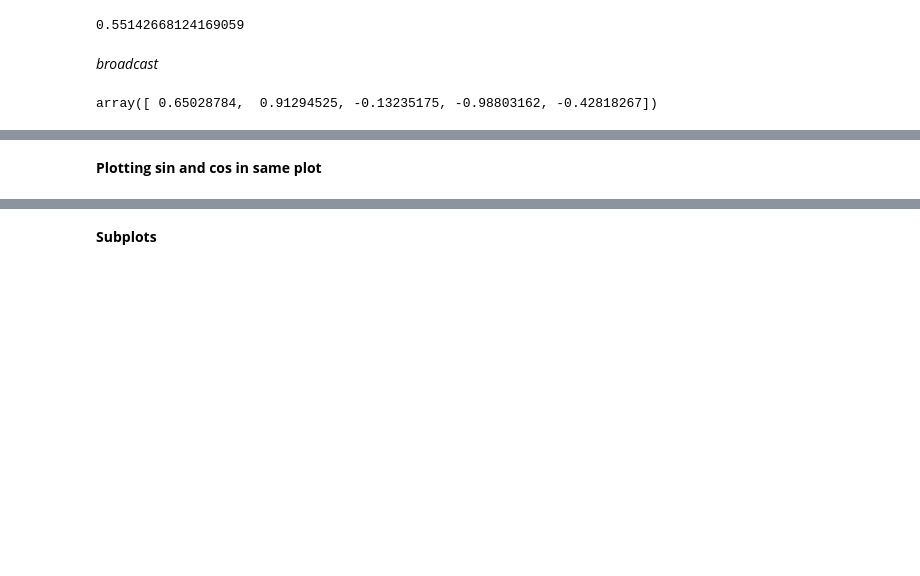
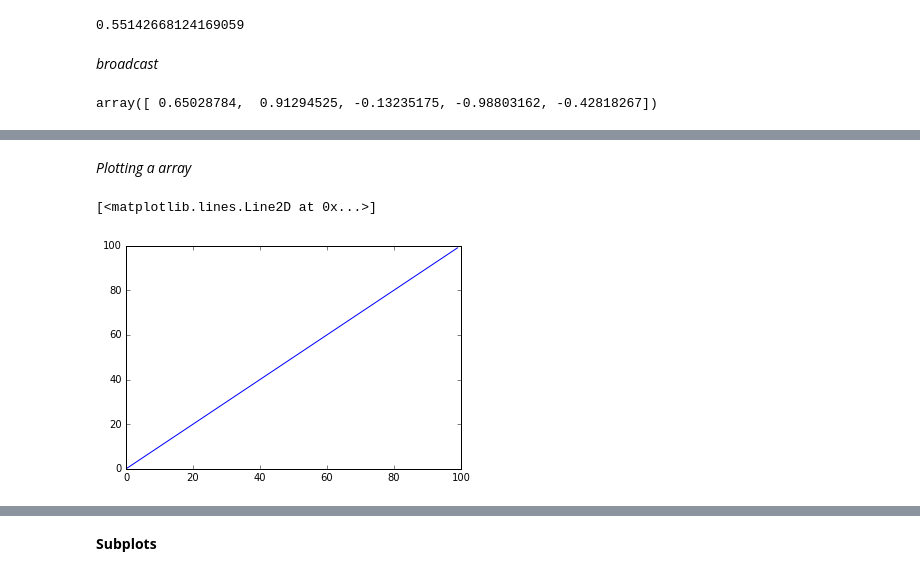
Before and after one commit to learningwithdg/datascience, a Jupyter notebook: Numpy III and Matplotlib I.ipynb, the cells around one changed output, grey strips where cells are left out. Saved outputs shown, nothing was run; the diff lists cells and outputs as text; code cells hidden in the pictures; blank space fills up the shorter version.

Commit message:
updating intro on matplotlib

```diff
--- a/Numpy III and Matplotlib I.ipynb
+++ b/Numpy III and Matplotlib I.ipynb
@@ -72,2 +79,0 @@ plt.plot(x_values, np.sin(x_values))
-# %% [markdown]
-**Plotting sin and cos in same plot**
@@ -77,0 +80,7 @@ plt.plot(x_values, np.tan(x_values))
+# %% [markdown]
+*Plotting a array*
+# %%
+plt.plot(np.arange(0, 100))
+# %% [output]
+[<matplotlib.lines.Line2D at 0x...>]
+[figure, added]
```
Also changed, not shown: parts of 61 cells of this notebook.
